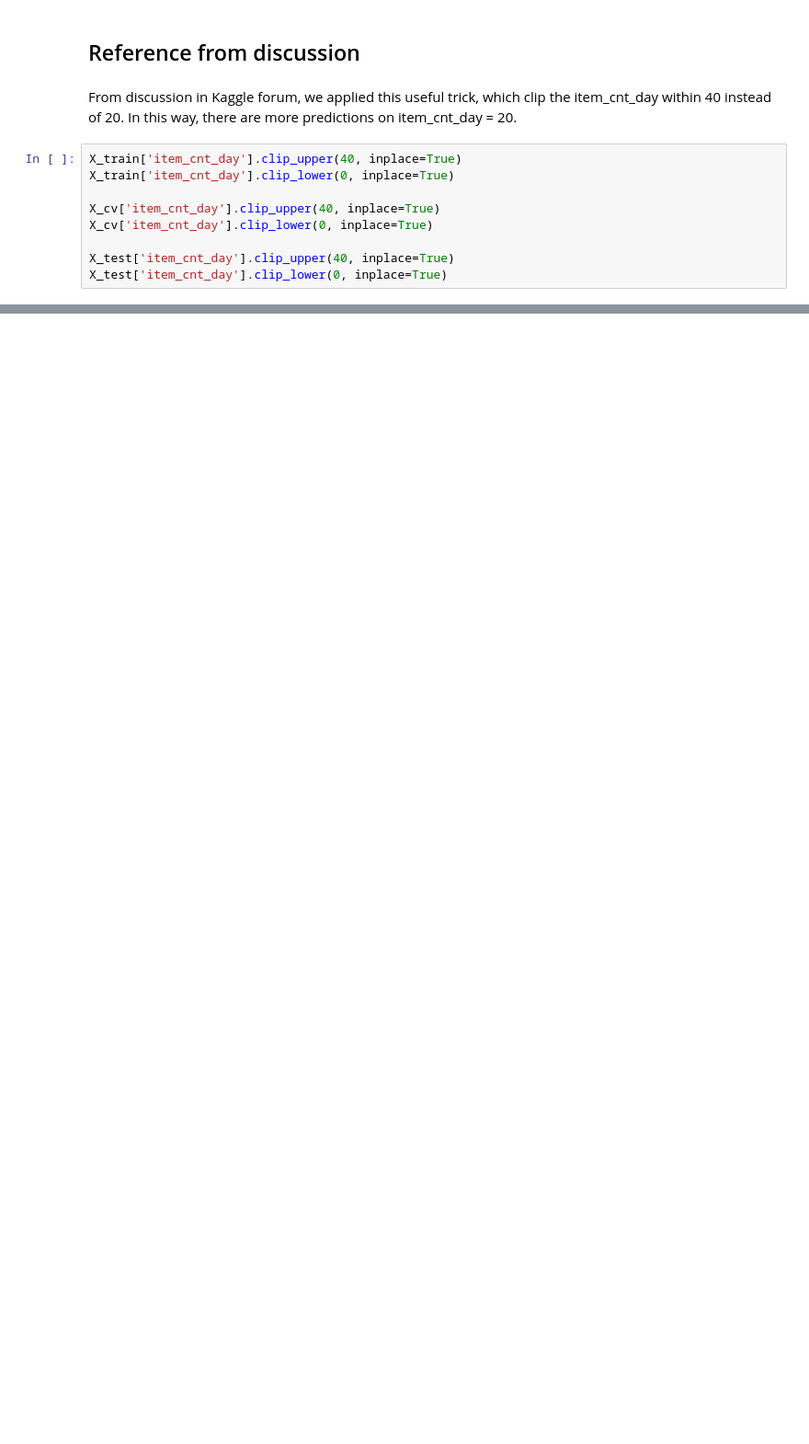
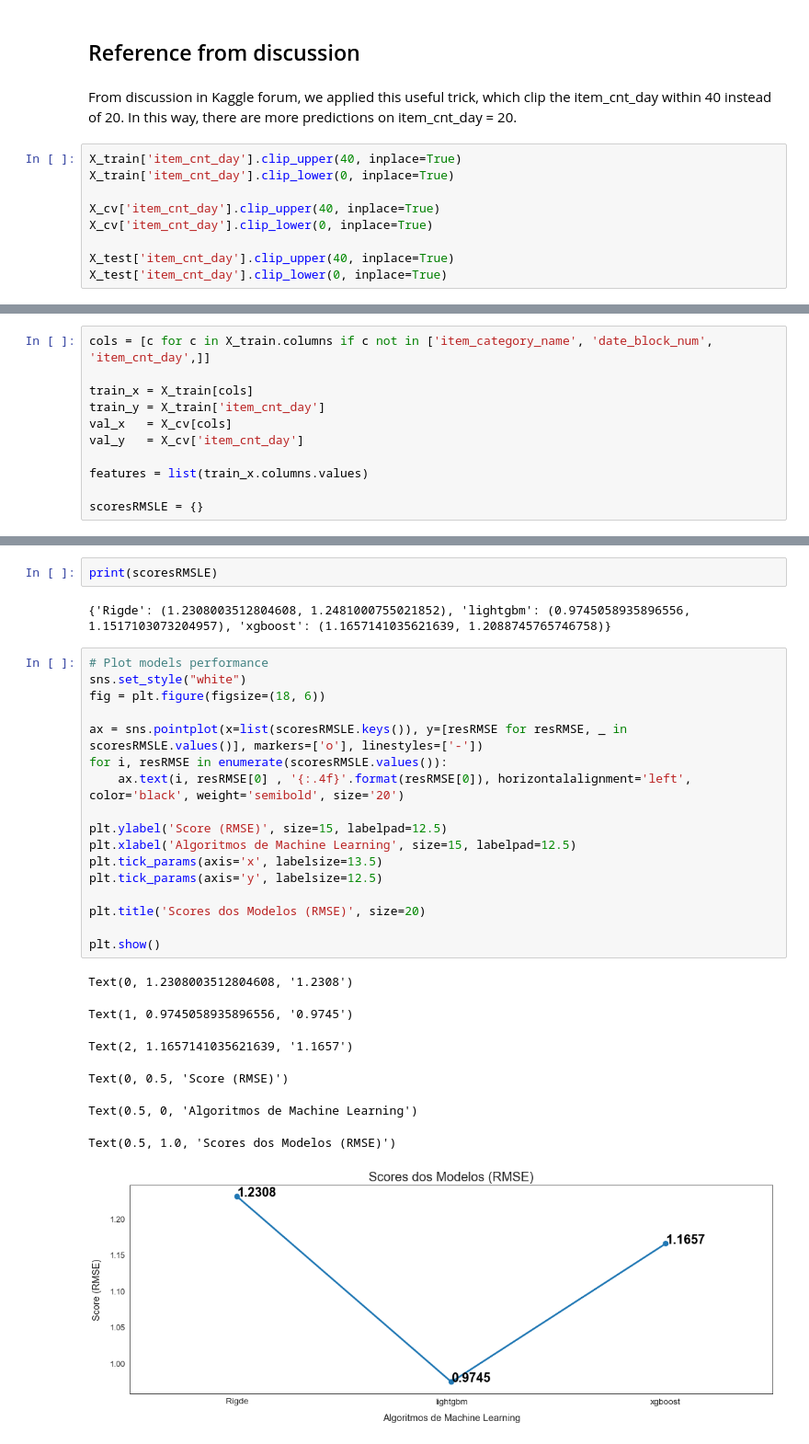
Before and after one commit to RodrigoLima82/Coursera-Advance-Machine-Learning, a Jupyter notebook: Final project/final_project.ipynb, the cells around one changed output, grey strips where cells are left out. Shown at 92% size. Saved outputs shown, nothing was run; the diff lists cells and outputs as text; blank space fills up the shorter version.

```diff
--- a/Final project/final_project.ipynb
+++ b/Final project/final_project.ipynb
@@ -422,0 +255,11 @@ test.to_csv('data/submission_2.csv', index=False)
+# %%
+cols = [c for c in X_train.columns if c not in ['item_category_name', 'date_block_num', 'item_cnt_day',]]
+
+train_x = X_train[cols]
+train_y = X_train['item_cnt_day']
+val_x   = X_cv[cols]
+val_y   = X_cv['item_cnt_day']
+
+features = list(train_x.columns.values)
+
+scoresRMSLE = {}
@@ -422,0 +441,29 @@ test.to_csv('data/submission_2.csv', index=False)
+# %%
+print(scoresRMSLE)
+# %% [output]
+{'Rigde': (1.2308003512804608, 1.2481000755021852), 'lightgbm': (0.9745058935896556, 1.1517103073204957), 'xgboost': (1.1657141035621639, 1.2088745765746758)}
+# %%
+# Plot models performance
+sns.set_style("white")
+fig = plt.figure(figsize=(18, 6))
+
+ax = sns.pointplot(x=list(scoresRMSLE.keys()), y=[resRMSE for resRMSE, _ in scoresRMSLE.values()], markers=['o'], linestyles=['-'])
+for i, resRMSE in enumerate(scoresRMSLE.values()):
+    ax.text(i, resRMSE[0] , '{:.4f}'.format(resRMSE[0]), horizontalalignment='left', color='black', weight='semibold', size='20')
+
+plt.ylabel('Score (RMSE)', size=15, labelpad=12.5)
+plt.xlabel('Algoritmos de Machine Learning', size=15, labelpad=12.5)
+plt.tick_params(axis='x', labelsize=13.5)
+plt.tick_params(axis='y', labelsize=12.5)
+
+plt.title('Scores dos Modelos (RMSE)', size=20)
+
+plt.show()
+# %% [output]
+Text(0, 1.2308003512804608, '1.2308')
+Text(1, 0.9745058935896556, '0.9745')
+Text(2, 1.1657141035621639, '1.1657')
+Text(0, 0.5, 'Score (RMSE)')
+Text(0.5, 0, 'Algoritmos de Machine Learning')
+Text(0.5, 1.0, 'Scores dos Modelos (RMSE)')
+[figure, added]
```
Also changed, not shown: parts of 100 cells of this notebook, 3 other files.
